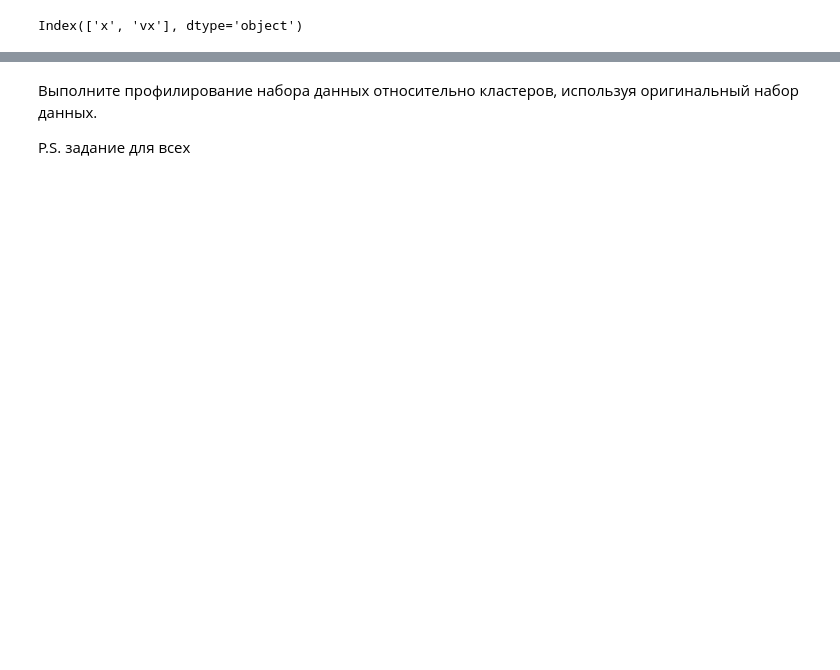
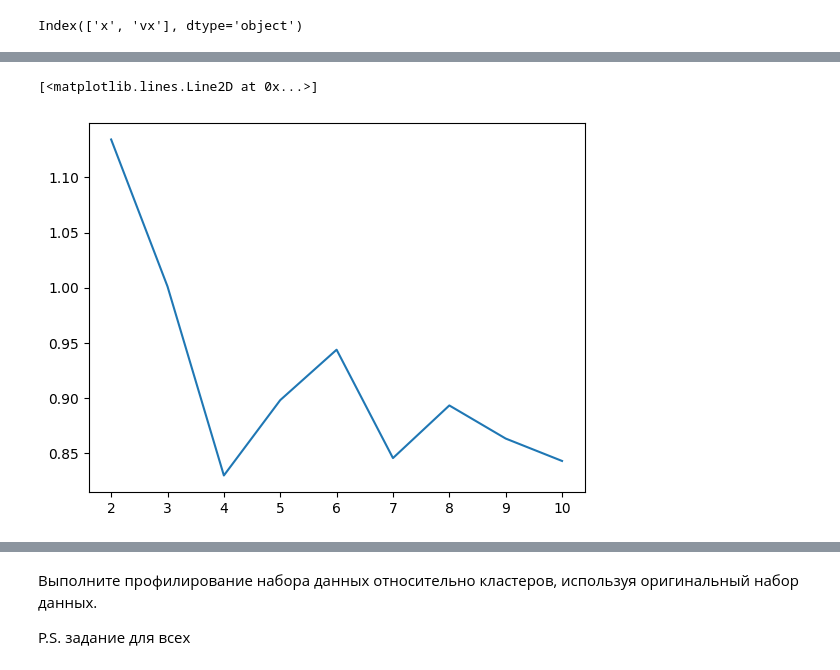
Before and after one commit to KOT1HATOP/ml_labs, a Jupyter notebook: lab4/Задание_4.ipynb, the cells around one changed output, grey strips where cells are left out. Cells and saved outputs as stored; diff of their text form; code cells hidden in the pictures; blank space fills up the shorter version.

```diff
--- a/lab4/Задание_4.ipynb
+++ b/lab4/Задание_4.ipynb
@@ -254,0 +258,5 @@ print(f"Число кластеров davies_bouldin_score - {davies_score.index
+# %%
+plt.plot(range(2,11),davies_score)
+# %% [output]
+[<matplotlib.lines.Line2D at 0x...>]
+[figure, added]
```
Also changed, not shown: parts of 38 cells of this notebook.
